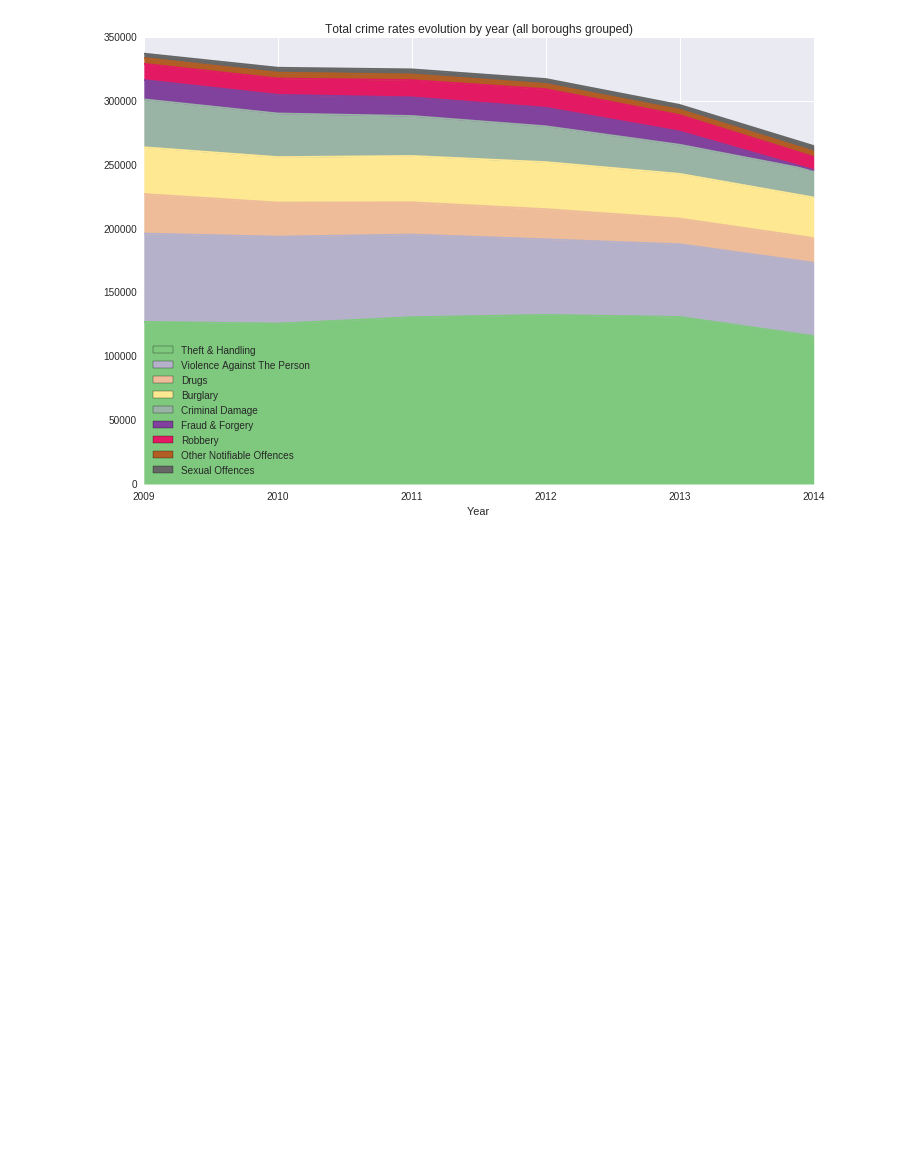
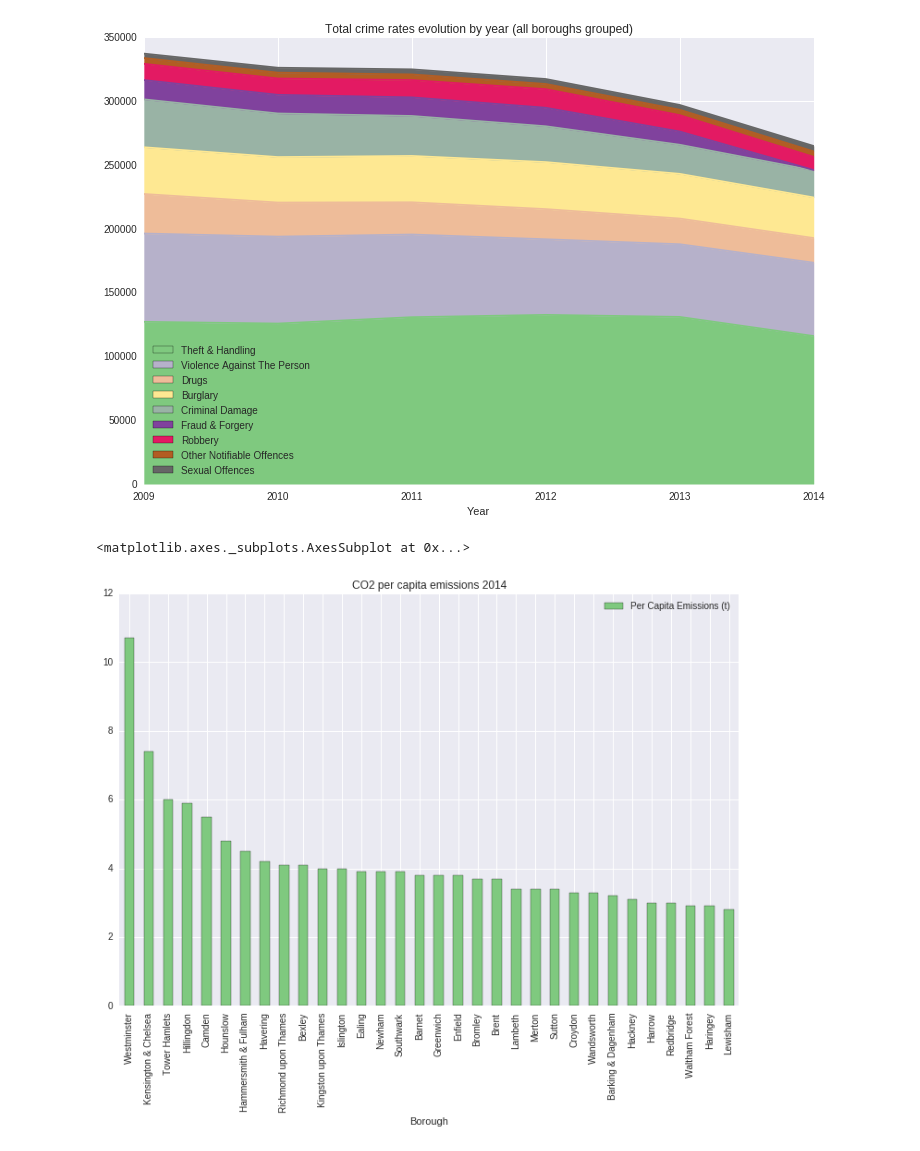
Before and after one commit to AdrianRamirezRio/crimeAnalysis, a Jupyter notebook: DataUnderstunding.ipynb, the cells around one changed output. Saved outputs shown, nothing was run; the diff lists cells and outputs as text; code cells hidden in the pictures; blank space fills up the shorter version.

```diff
--- a/DataUnderstunding.ipynb
+++ b/DataUnderstunding.ipynb
@@ -31,3 +32,8 @@ population.head()
 | 2 | Barnet | 327541 | 157292 | 170249 | 2005 |
 | 3 | Bexley | 222391 | 107014 | 115377 | 2005 |
 | 4 | Brent | 270939 | 135296 | 135643 | 2005 |
+# %%
+# Load carbon emissions dataset
+co2 = pd.read_csv("data/carbon_emissions_borough_2005_2014.csv")
+print(co2.shape)
+co2.head()
@@ -36,5 +50,5 @@ population.head()
 # %%
-df = pd.merge(crimes, population, on=["Borough", "Year"])
+df = crimes.merge(population, on=["Borough", "Year"]).merge(co2, on=["Borough", "Year"])
 print(df.shape)
 df.head()
 # %% [output]
@@ -93,7 +107,7 @@ df2009[["Borough", "Theft & Handling", "Violence Against The Person",
 # %%
 # Take data of year 2014
 df2014 = df[df["Year"]==2014]
-df2014.sort_values("Total Notifiable Offences", ascending=False)
+df2014 = df2014.sort_values("Total Notifiable Offences", ascending=False)
 
 # Initialize the matplotlib figure
 f, ax = plt.subplots(figsize=(12, 8))
@@ -165,3 +179,15 @@ ax.set_xticklabels(dfByYear.Year)
  <matplotlib.text.Text at 0x...>,
  <matplotlib.text.Text at 0x...>]
 [figure]
+# %%
+# Take data of year 2014
+df2014 = df2014.sort_values("Per Capita Emissions (t)", ascending=False)
+
+# Initialize the matplotlib figure
+f, ax = plt.subplots(figsize=(12, 8))
+ax.set_title("CO2 per capita emissions 2014")
+df2014[["Borough", "Per Capita Emissions (t)"]].plot(ax=ax, x="Borough", kind='bar',
+                                                          colormap="Accent")
+# %% [output]
+<matplotlib.axes._subplots.AxesSubplot at 0x...>
+[figure, added]
```
Also changed, not shown: parts of 9 cells of this notebook, 1 other file.
